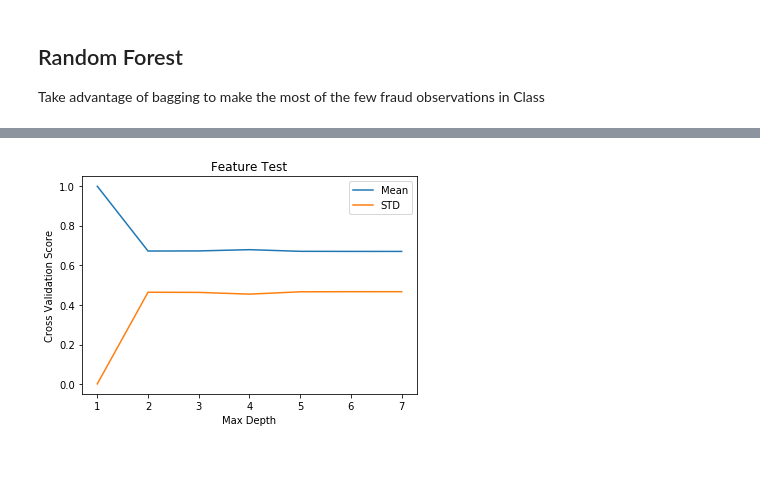
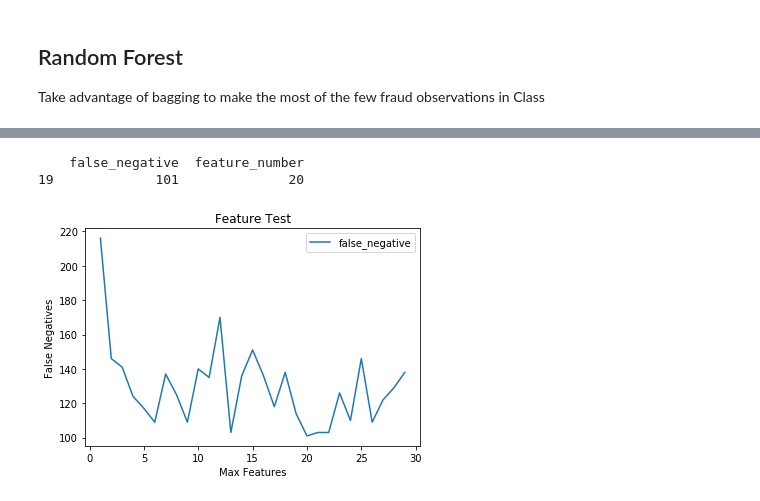
Before and after one commit to mbeckmanssf/Thinkful, a Jupyter notebook: Unit-3/6.1-CreditCardFraud.ipynb, the cells around one changed output, grey strips where cells are left out. Drawn from its saved outputs; the diff is of its cells as text; code cells hidden in the pictures; blank space fills up the shorter version.

Commit message:
tuning forest parameters individually

```diff
--- a/Unit-3/6.1-CreditCardFraud.ipynb
+++ b/Unit-3/6.1-CreditCardFraud.ipynb
@@ -80 +116,3 @@ No correlation between features.
+# %%
+credit_card['Sq_Amount'] = credit_card['Amount'] * credit_card['Amount']
 # %%
@@ -117,0 +145,6 @@ Y = credit_card['Class']
+# %%
+# train and test model with default settings
+rfc = ensemble.RandomForestClassifier()
+y_pred = cross_val_predict(rfc,X,Y,cv=5)
+matrix = confusion_matrix(Y,y_pred)
+print('False Negatives: ', matrix[1][0])
@@ -118,30 +191,35 @@ Y = credit_card['Class']
 # %%
-#Test max_features
+#Test max_features to minimize false negatives
 
 tune_results = pd.DataFrame()
 
 def forest_feature_fit(feature):
     rfc = ensemble.RandomForestClassifier(
         max_features=feature
     )
-    score = cross_val_score(rfc, X, Y, cv=3)
-    data = pd.DataFrame({"feature_number": [feature], "mean": [score.mean()], "std": [score.std()]})
+
+    y_pred = cross_val_predict(rfc,X,Y,cv=3)
+    matrix = confusion_matrix(Y,y_pred)
+
+    data = pd.DataFrame({"feature_number": [feature], "false_negative": [matrix[1][0]]})
     return data
 
 appended_data = []
-for i in range(7):
-    result = forest_feature_fit(i + 1)
+test_range = np.arange(1, 30, 1)
+for i in test_range:
+    result = forest_feature_fit(i)
     appended_data.append(result)
 tune_results = pd.concat(appended_data, ignore_index=True)
 
-tune_results.loc[tune_results['std'] == tune_results['std'].min()]
+print(tune_results.loc[tune_results['false_negative'] == tune_results['false_negative'].min()])
 
-plt.plot(tune_results['feature_number'], tune_results['mean'], label="Mean")
-plt.plot(tune_results['feature_number'], tune_results['std'], label="STD")
-plt.xlabel('Max Depth')
-plt.ylabel('Cross Validation Score')
+plt.plot(tune_results['feature_number'], tune_results['false_negative'])
+plt.xlabel('Max Features')
+plt.ylabel('False Negatives')
 plt.legend(loc='best')
 plt.title('Feature Test')
 plt.show()
 # %% [output]
+    false_negative  feature_number
+19             101              20
-[figure, old version]
+[figure, new version]
```
Also changed, not shown: parts of 19 cells of this notebook.
